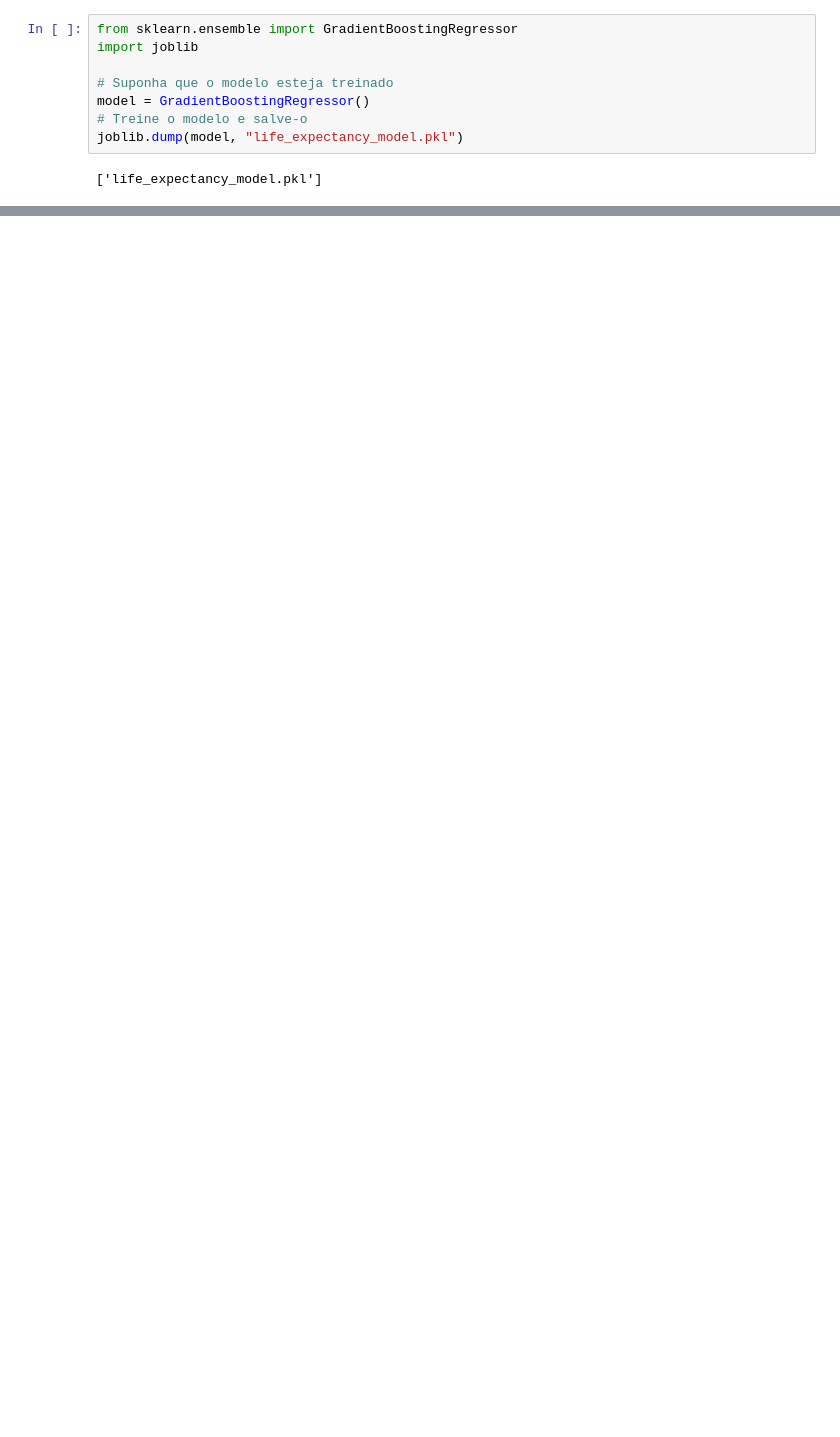
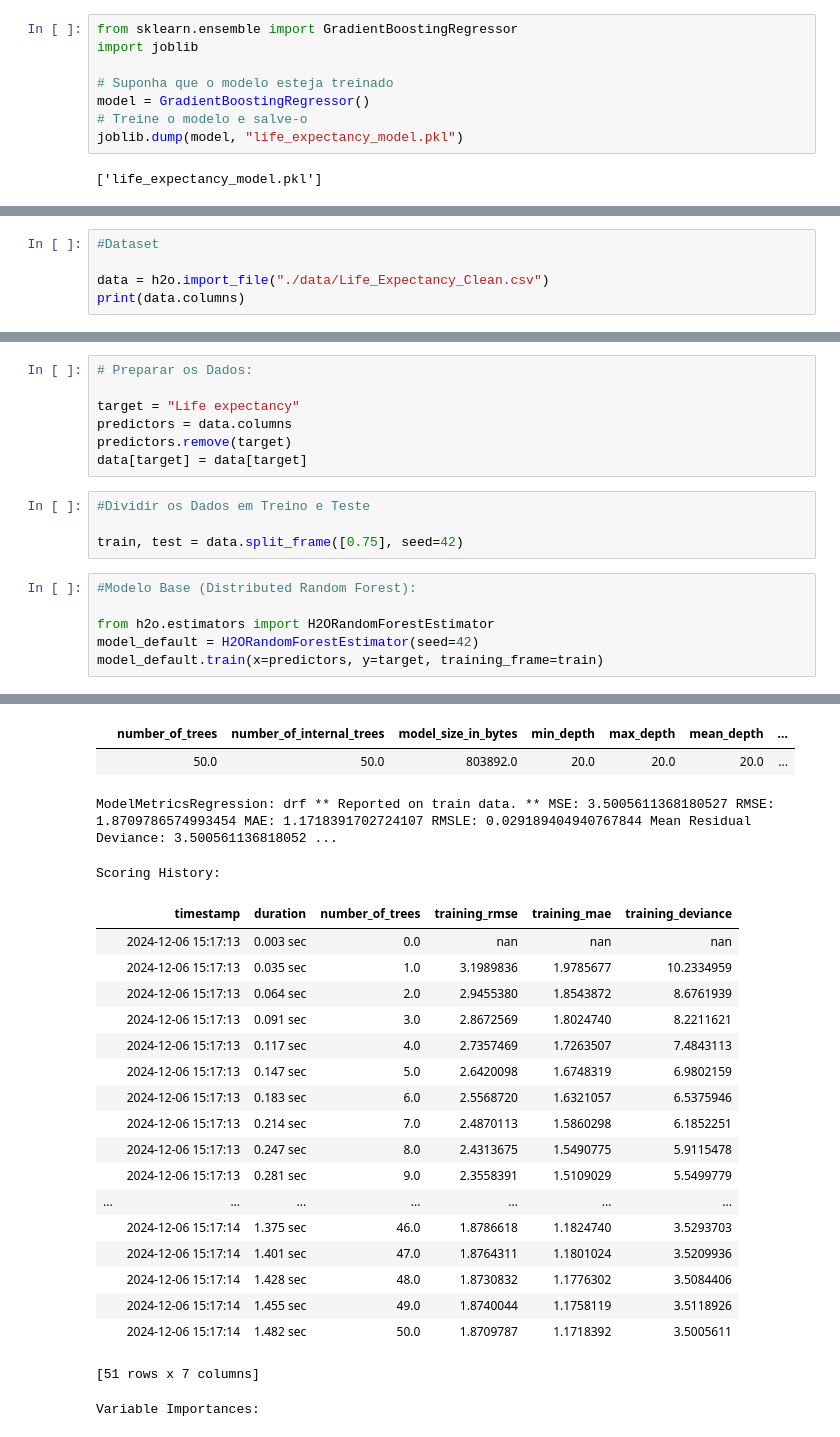
Before and after one commit to AvelinoAlmeida/Life-Expectancy, a Jupyter notebook: 3-modeling.ipynb, the cells around one changed output, grey strips where cells are left out. Saved outputs shown, nothing was run; the diff lists cells and outputs as text; blank space fills up the shorter version.

```diff
--- a/3-modeling.ipynb
+++ b/3-modeling.ipynb
@@ -325,0 +338,5 @@ joblib.dump(model, "life_expectancy_model.pkl")
+# %%
+#Dataset
+
+data = h2o.import_file("./data/Life_Expectancy_Clean.csv")
+print(data.columns)
@@ -325,0 +346,18 @@ joblib.dump(model, "life_expectancy_model.pkl")
+# %%
+# Preparar os Dados:
+
+target = "Life expectancy"
+predictors = data.columns
+predictors.remove(target)
+data[target] = data[target]
+# %%
+#Dividir os Dados em Treino e Teste
+
+train, test = data.split_frame([0.75], seed=42)
+# %%
+#Modelo Base (Distributed Random Forest):
+
+from h2o.estimators import H2ORandomForestEstimator
+model_default = H2ORandomForestEstimator(seed=42)
+model_default.train(x=predictors, y=target, training_frame=train)
+# %% [output]
@@ -325,0 +367,23 @@ joblib.dump(model, "life_expectancy_model.pkl")
+|  | number_of_trees | number_of_internal_trees | model_size_in_bytes | min_depth | max_depth | mean_depth | ... |
+|  | 50.0 | 50.0 | 803892.0 | 20.0 | 20.0 | 20.0 | ... |
+ModelMetricsRegression: drf ** Reported on train data. ** MSE: 3.5005611368180527 RMSE: 1.8709786574993454 MAE: 1.1718391702724107 RMSLE: 0.029189404940767844 Mean Residual Deviance: 3.500561136818052 ...
+Scoring History:
+|  | timestamp | duration | number_of_trees | training_rmse | training_mae | training_deviance |
+|  | 2024-12-06 15:17:13 | 0.003 sec | 0.0 | nan | nan | nan |
+|  | 2024-12-06 15:17:13 | 0.035 sec | 1.0 | 3.1989836 | 1.9785677 | 10.2334959 |
+|  | 2024-12-06 15:17:13 | 0.064 sec | 2.0 | 2.9455380 | 1.8543872 | 8.6761939 |
+|  | 2024-12-06 15:17:13 | 0.091 sec | 3.0 | 2.8672569 | 1.8024740 | 8.2211621 |
+|  | 2024-12-06 15:17:13 | 0.117 sec | 4.0 | 2.7357469 | 1.7263507 | 7.4843113 |
+|  | 2024-12-06 15:17:13 | 0.147 sec | 5.0 | 2.6420098 | 1.6748319 | 6.9802159 |
+|  | 2024-12-06 15:17:13 | 0.183 sec | 6.0 | 2.5568720 | 1.6321057 | 6.5375946 |
+|  | 2024-12-06 15:17:13 | 0.214 sec | 7.0 | 2.4870113 | 1.5860298 | 6.1852251 |
+|  | 2024-12-06 15:17:13 | 0.247 sec | 8.0 | 2.4313675 | 1.5490775 | 5.9115478 |
+|  | 2024-12-06 15:17:13 | 0.281 sec | 9.0 | 2.3558391 | 1.5109029 | 5.5499779 |
+| ... | ... | ... | ... | ... | ... | ... |
+|  | 2024-12-06 15:17:14 | 1.375 sec | 46.0 | 1.8786618 | 1.1824740 | 3.5293703 |
+|  | 2024-12-06 15:17:14 | 1.401 sec | 47.0 | 1.8764311 | 1.1801024 | 3.5209936 |
+|  | 2024-12-06 15:17:14 | 1.428 sec | 48.0 | 1.8730832 | 1.1776302 | 3.5084406 |
+|  | 2024-12-06 15:17:14 | 1.455 sec | 49.0 | 1.8740044 | 1.1758119 | 3.5118926 |
+|  | 2024-12-06 15:17:14 | 1.482 sec | 50.0 | 1.8709787 | 1.1718392 | 3.5005611 |
+[51 rows x 7 columns]
+Variable Importances:
```
Also changed, not shown: parts of 20 cells of this notebook, 6 other files.
